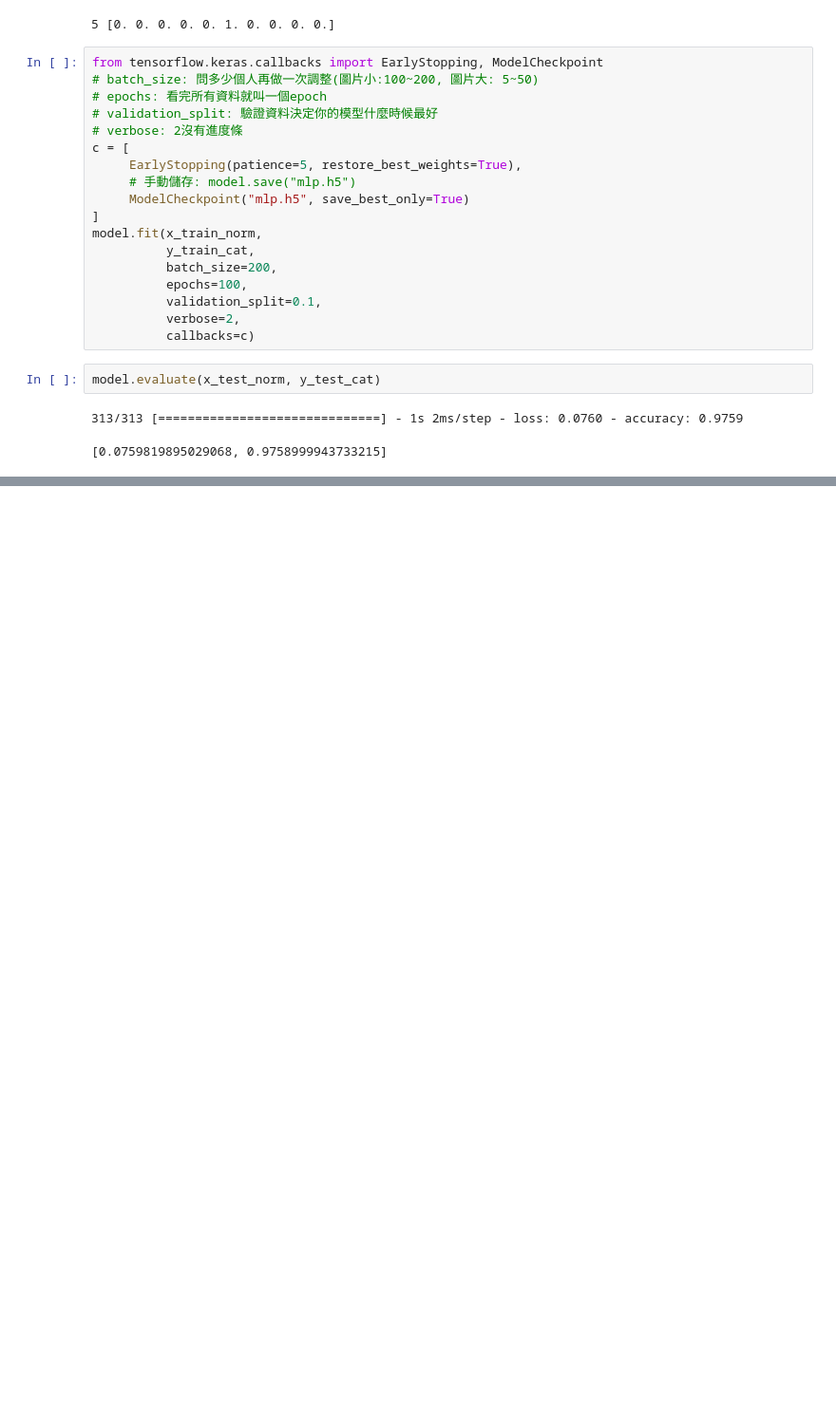
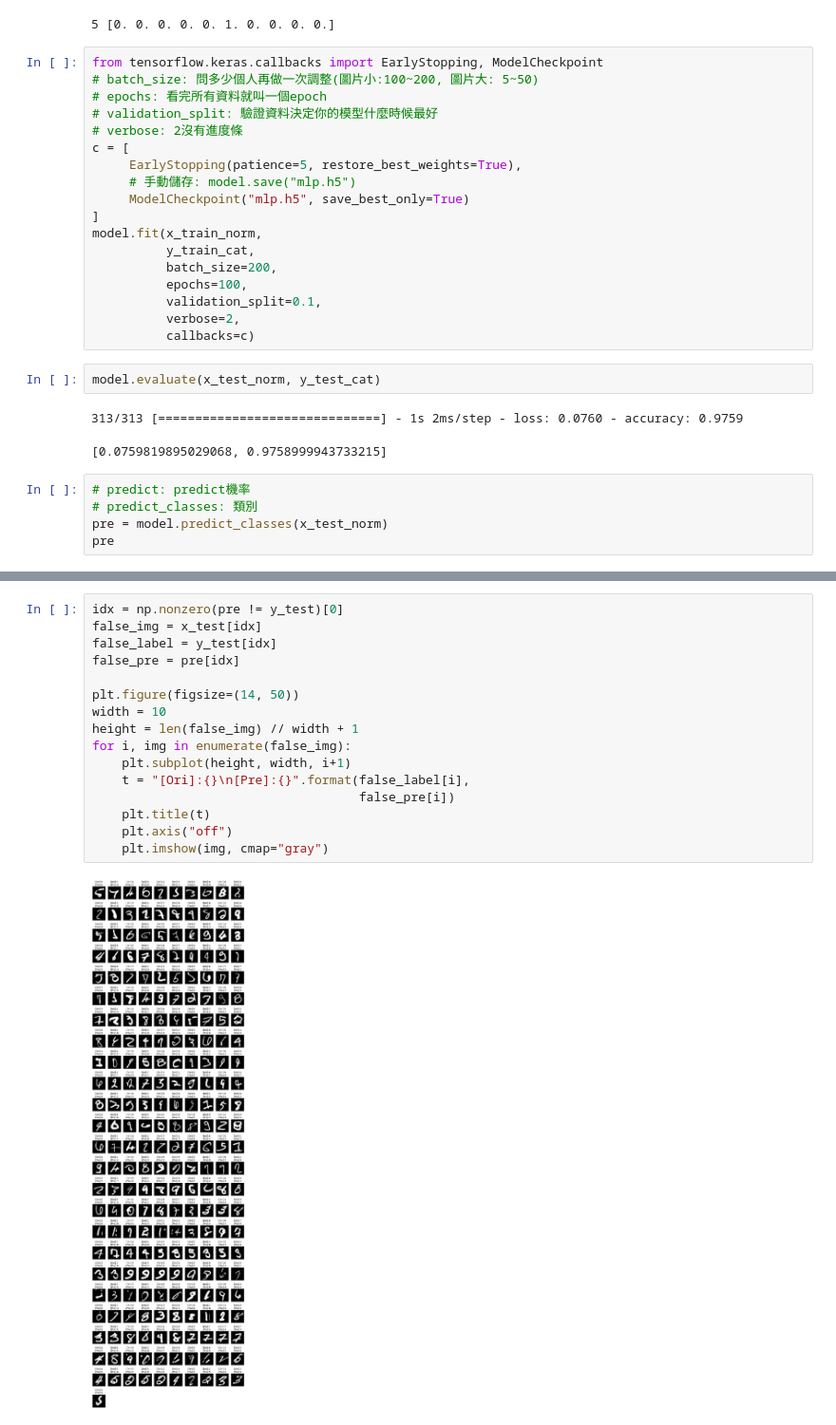
Before and after one commit to Elwing-Chou/tt0517, a Jupyter notebook: mlp.ipynb, the cells around one changed output, grey strips where cells are left out. Shown at 95% size. Saved outputs shown, nothing was run; the diff lists cells and outputs as text; blank space fills up the shorter version.

```diff
--- a/mlp.ipynb
+++ b/mlp.ipynb
@@ -101,3 +101,8 @@ model.evaluate(x_test_norm, y_test_cat)
 # %% [output]
 313/313 [==============================] - 1s 2ms/step - loss: 0.0760 - accuracy: 0.9759
 [0.0759819895029068, 0.9758999943733215]
+# %%
+# predict: predict機率
+# predict_classes: 類別
+pre = model.predict_classes(x_test_norm)
+pre
@@ -103,0 +131,18 @@ model.evaluate(x_test_norm, y_test_cat)
+# %%
+idx = np.nonzero(pre != y_test)[0]
+false_img = x_test[idx]
+false_label = y_test[idx]
+false_pre = pre[idx]
+
+plt.figure(figsize=(14, 50))
+width = 10
+height = len(false_img) // width + 1
+for i, img in enumerate(false_img):
+    plt.subplot(height, width, i+1)
+    t = "[Ori]:{}\n[Pre]:{}".format(false_label[i],
+                                    false_pre[i])
+    plt.title(t)
+    plt.axis("off")
+    plt.imshow(img, cmap="gray")
+# %% [output]
+[figure, added]
```
Also changed, not shown: parts of 3 cells of this notebook.
